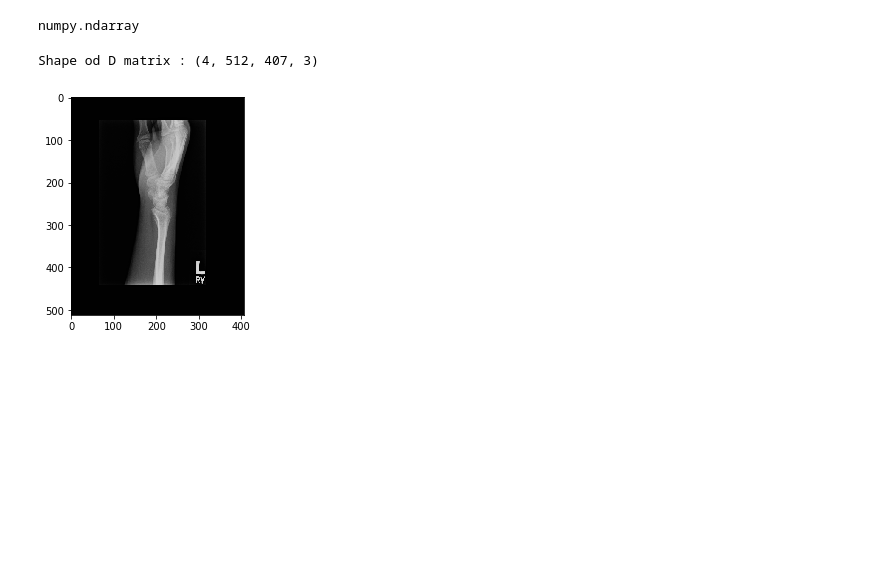
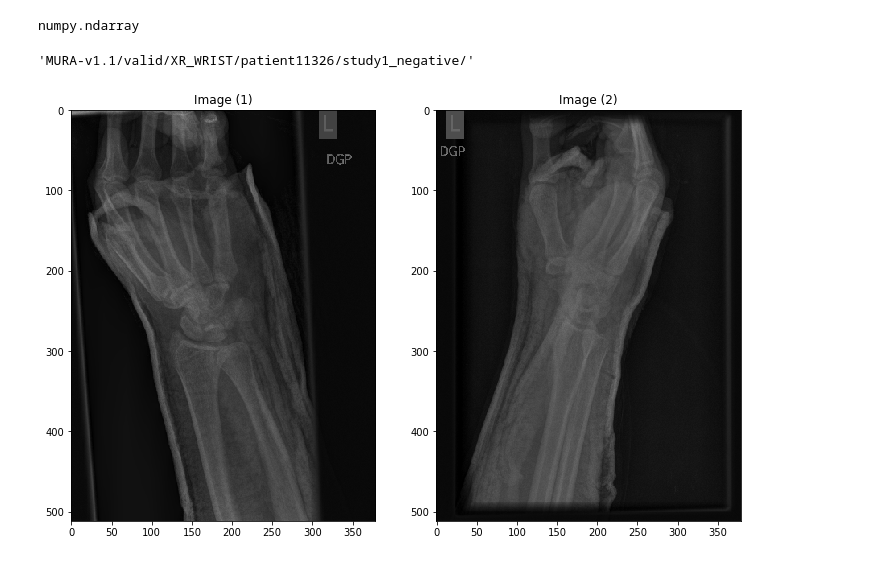
Before and after one commit to amikha33/MURA, a Jupyter notebook: X-Ray.ipynb, the cells around one changed output. Drawn from its saved outputs; the diff is of its cells as text; code cells hidden in the pictures; blank space fills up the shorter version.

Commit message:
Function read Images From File

```diff
--- a/X-Ray.ipynb
+++ b/X-Ray.ipynb
@@ -72,6 +68,19 @@ train_imgs_path_numpy_spervised_label_Zero=train_labels_zero['Train Labeled Stud
 # %%
 test_imgs_path_numpy_spervised_label_One=test_labels_one['Test Labeled Studies'].to_numpy()
 test_imgs_path_numpy_spervised_label_Zero=test_labels_zero['Test Labeled Studies'].to_numpy()
+# %%
+def fileImagesOfStudy(path):
+    img_dir = path # Enter Directory of all images
+    data_path = os.path.join(img_dir,'*g')
+    files = glob.glob(data_path)
+    data = []
+    i=0
+    for f1 in files:
+        i=i+1
+        img = cv2.imread(f1)
+        data.append(img)
+        mydata = np.array(data)
+    return data
 # %%
 type(test_imgs_path_numpy_spervised_label_Zero)
 # %% [output]
@@ -82,19 +88,28 @@ f=test_imgs_path_numpy_spervised_label_Zero[3]
-# %%
-img_dir = f # Enter Directory of all images
-data_path = os.path.join(img_dir,'*g')
-files = glob.glob(data_path)
-data = []
-i=0
-for f1 in files:
-    i=i+1
-    img = cv2.imread(f1)
-    data.append(img)
-    mydata = np.array(data)
-print("Shape od D matrix :",mydata.shape)
-# %% [output]
-Shape od D matrix : (4, 512, 407, 3)
-# %%
-plt.imshow(data[1])
-plt.show()
-# %% [output]
-[figure, removed]
+# %%
+f=test_imgs_path_numpy_spervised_label_Zero[70]
+f
+# %% [output]
+'MURA-v1.1/valid/XR_WRIST/patient11326/study1_negative/'
+# %%
+data=fileImagesOfStudy(f)
+# %%
+import matplotlib.pyplot as plt
+import numpy as np
+
+def show_images(images, cols = 1, titles = None):
+    assert((titles is None)or (len(images) == len(titles)))
+    n_images = len(images)
+    if titles is None: titles = ['Image (%d)' % i for i in range(1,n_images + 1)]
+    fig = plt.figure()
+    for n, (image, title) in enumerate(zip(images, titles)):
+        a = fig.add_subplot(cols, np.ceil(n_images/float(cols)), n + 1)
+        if image.ndim == 2:
+            plt.gray()
+        plt.imshow(image)
+        a.set_title(title)
+    fig.set_size_inches(np.array(fig.get_size_inches()) * n_images)
+    plt.show()
+# %%
+show_images(data)
+# %% [output]
+[figure, added]
```
Also changed, not shown: parts of 2 cells of this notebook.
